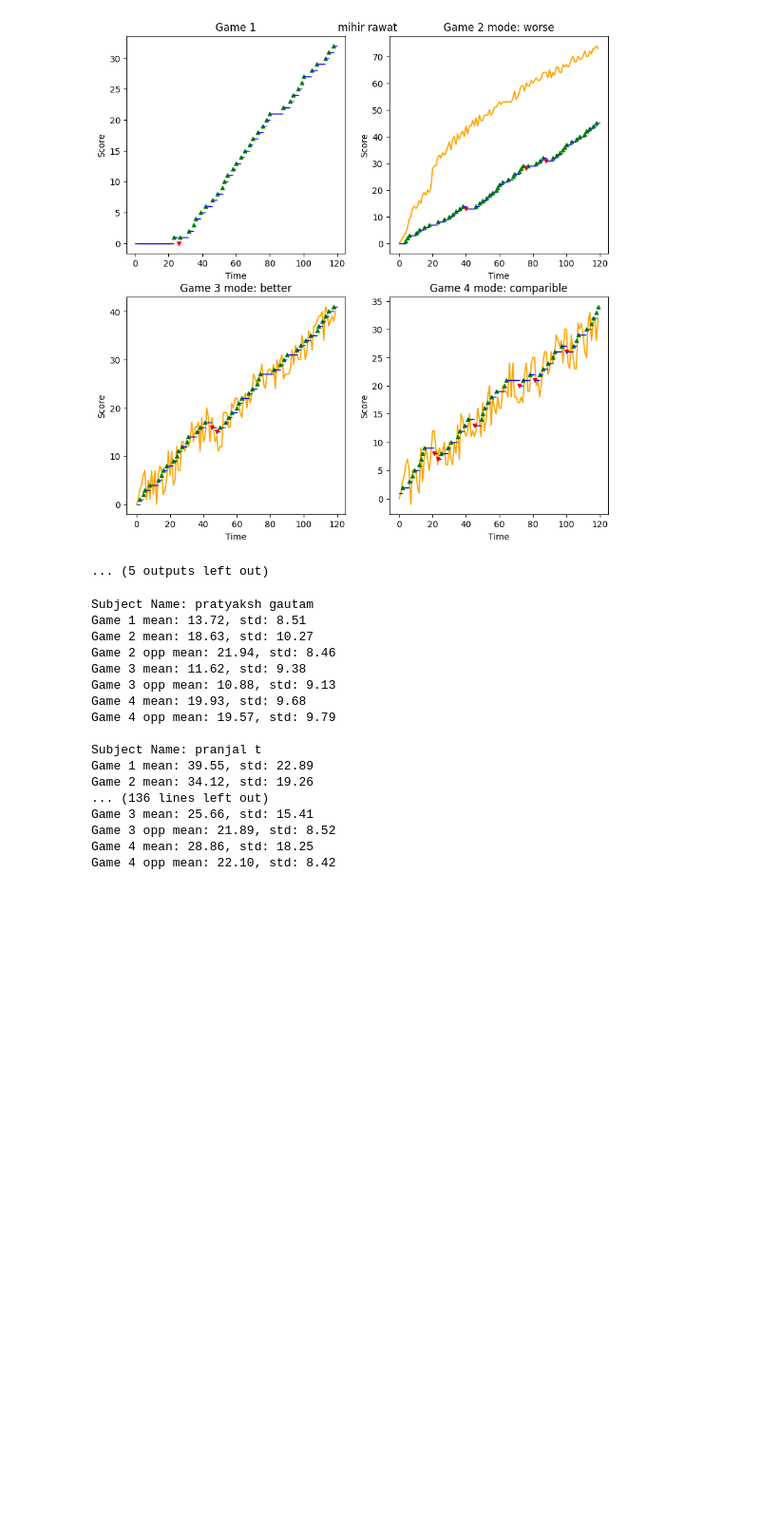
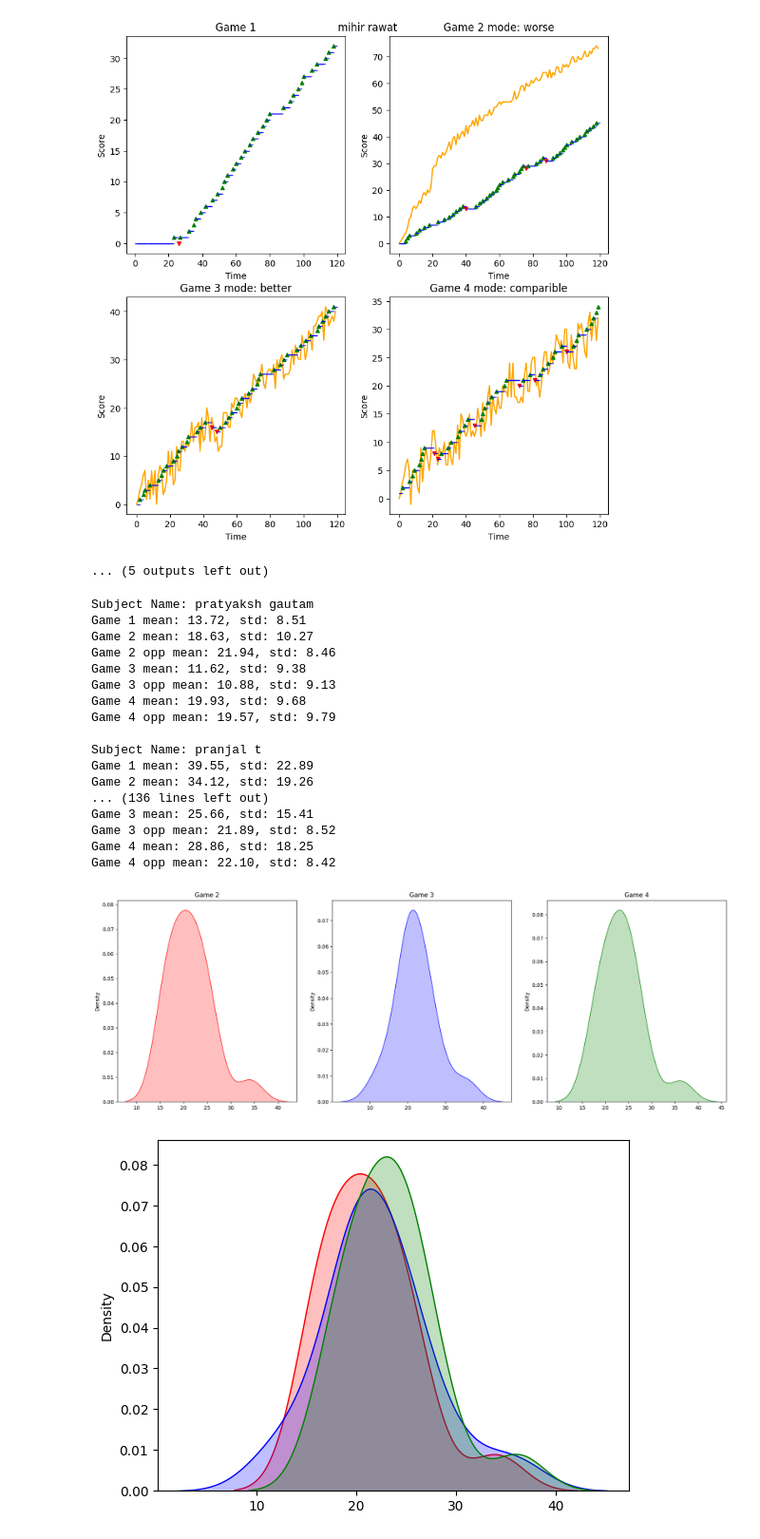
Before and after one commit to anirudhkaushik2003/BRED-Game, a Jupyter notebook: data_analysis.ipynb, the cells around one changed output. Shown at 95% size. Drawn from its saved outputs; the diff is of its cells as text; code cells hidden in the pictures; blank space fills up the shorter version.

```diff
--- a/data_analysis.ipynb
+++ b/data_analysis.ipynb
@@ -114,6 +116,14 @@ for document in documents:
 ... (5 outputs left out)
 # %%
 documents = collection.find()
+game1_means = []
+game2_means = []
+game2_opp_means = []
+game3_means = []
+game3_opp_means = []
+game4_means = []
+game4_opp_means = []
+
 for document in documents:
     # dataset statistics
     print(f"Subject Name: {document['firstName']} {document['lastName']}")
@@ -135,6 +145,14 @@ for document in documents:
     game4_opp_mean = np.mean(document['game4_opp'])
     game4_opp_std = np.std(document['game4_opp'])
 
+    game1_means.append(game1_mean)
+    game2_means.append(game2_mean)
+    game2_opp_means.append(game2_opp_mean)
+    game3_means.append(game3_mean)
+    game3_opp_means.append(game3_opp_mean)
+    game4_means.append(game4_mean)
+    game4_opp_means.append(game4_opp_mean)
+
     print(f"Game 1 mean: {game1_mean:.2f}, std: {game1_std:.2f}")
     print(f"Game 2 mean: {game2_mean:.2f}, std: {game2_std:.2f}")
     print(f"Game 2 opp mean: {game2_opp_mean:.2f}, std: {game2_opp_std:.2f}")
@@ -161,3 +179,27 @@ Game 3 mean: 25.66, std: 15.41
 Game 3 opp mean: 21.89, std: 8.52
 Game 4 mean: 28.86, std: 18.25
 Game 4 opp mean: 22.10, std: 8.42
+# %%
+# plot distribution of means
+# merge score of game 2 to 4
+plt.figure(figsize=(21, 7))
+plt.subplot(1,3,1)
+plt.title("Game 2")
+sns.kdeplot(game2_means, fill=True, color="r", label="Game 2")
+plt.subplot(1,3,2)
+plt.title("Game 3")
+
+sns.kdeplot(game3_means, fill=True, color="b", label="Game 3")
+plt.subplot(1,3,3)
+plt.title("Game 4")
+
+sns.kdeplot(game4_means, fill=True, color="g", label="Game 4")
+plt.show()
+
+sns.kdeplot(game2_means, fill=True, color="r", label="Game 2")
+sns.kdeplot(game3_means, fill=True, color="b", label="Game 3")
+sns.kdeplot(game4_means, fill=True, color="g", label="Game 4")
+plt.show()
+# %% [output]
+[figure, added]
+[figure, added]
```
Also changed, not shown: parts of 7 cells of this notebook, 7 other files.
